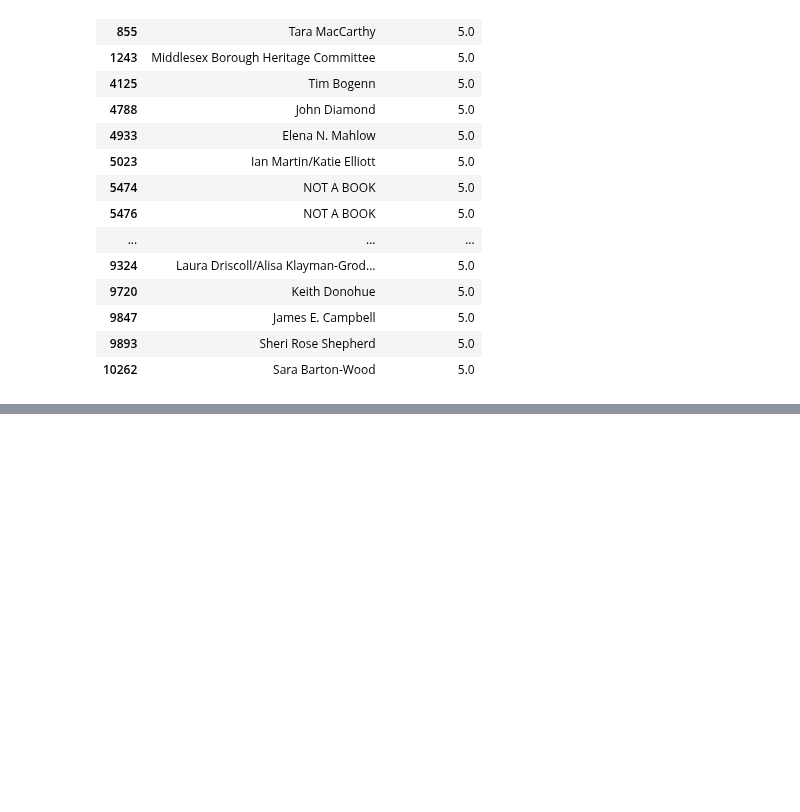
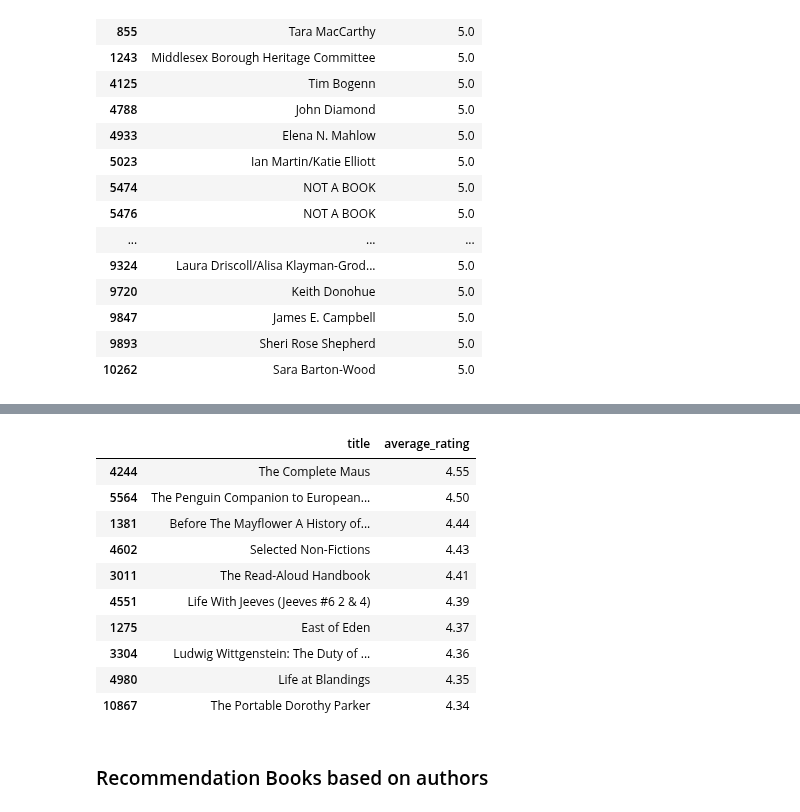
Before and after one commit to shailesh2210/Book-recommendation-system, a Jupyter notebook: Books Recommendation System.ipynb, the cells around one changed output, grey strips where cells are left out. Saved outputs shown, nothing was run; the diff lists cells and outputs as text; code cells hidden in the pictures; blank space fills up the shorter version.

```diff
--- a/Books Recommendation System.ipynb
+++ b/Books Recommendation System.ipynb
@@ -380,0 +428,16 @@ Name: 624, dtype: object
+# %%
+recomed_book_publishers('Penguin Books')
+# %% [output]
+|  | title | average_rating |
+| 4244 | The Complete Maus | 4.55 |
+| 5564 | The Penguin Companion to European... | 4.50 |
+| 1381 | Before The Mayflower A History of... | 4.44 |
+| 4602 | Selected Non-Fictions | 4.43 |
+| 3011 | The Read-Aloud Handbook | 4.41 |
+| 4551 | Life With Jeeves (Jeeves #6 2 & 4) | 4.39 |
+| 1275 | East of Eden | 4.37 |
+| 3304 | Ludwig Wittgenstein: The Duty of ... | 4.36 |
+| 4980 | Life at Blandings | 4.35 |
+| 10867 | The Portable Dorothy Parker | 4.34 |
+# %% [markdown]
+### Recommendation Books based on authors
```
Also changed, not shown: parts of 16 cells of this notebook.
